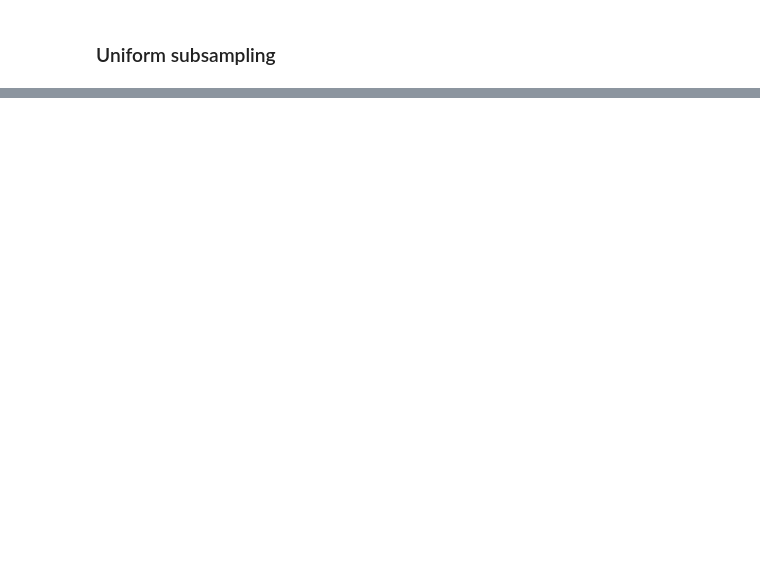
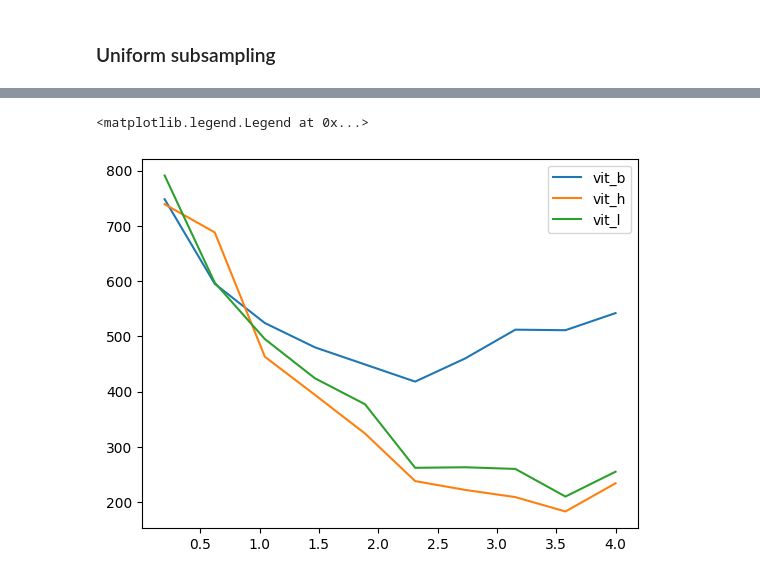
Before and after one commit to LRMPUT/internship_enssat_put, a Jupyter notebook: benchmark.ipynb, the cells around one changed output, grey strips where cells are left out. Saved outputs shown, nothing was run; the diff lists cells and outputs as text; code cells hidden in the pictures; blank space fills up the shorter version.

```diff
--- a/benchmark.ipynb
+++ b/benchmark.ipynb
@@ -271,0 +359,16 @@ plt.plot(x, y)
+# %%
+res = []
+s = 0
+for i in steps:
+    s+=1
+    print(f"Running step [{s}/{len(steps)}]")
+    res.append(
+        run(
+            pointclouds_folder="/mnt/Poznan_Internship/Data/Campus/",
+            result_path=".",
+            result_folder_name=f"result_subsamp_voxel",
+            model_path="/mnt/Poznan_Internship/sam_vit_l_0b3195.pth",
+            no_confirm=True,
+            resolution=i
+        )
+    )
@@ -271,0 +435,19 @@ plt.plot(x, y)
+# %%
+x = steps
+subsampling_vit_l_y = [list(r.values())[0] for r in res]
+# %%
+res = []
+s = 0
+for i in steps:
+    s+=1
+    print(f"Running step [{s}/{len(steps)}]")
+    res.append(
+        run(
+            pointclouds_folder="/mnt/Poznan_Internship/Data/Campus/",
+            result_path=".",
+            result_folder_name=f"result_subsamp_voxel",
+            model_path="/mnt/Poznan_Internship/sam_vit_b_01ec64.pth",
+            no_confirm=True,
+            resolution=i
+        )
+    )
@@ -271,0 +514,11 @@ plt.plot(x, y)
+# %%
+x = steps
+subsampling_vit_b_y = [list(r.values())[0] for r in res]
+# %%
+plt.plot(x, subsampling_vit_b_y)
+plt.plot(x, subsampling_vit_h_y)
+plt.plot(x, subsampling_vit_l_y)
+plt.legend(["vit_b", "vit_h", "vit_l"])
+# %% [output]
+<matplotlib.legend.Legend at 0x...>
+[figure, added]
```
Also changed, not shown: parts of 14 cells of this notebook, 2 other files.
